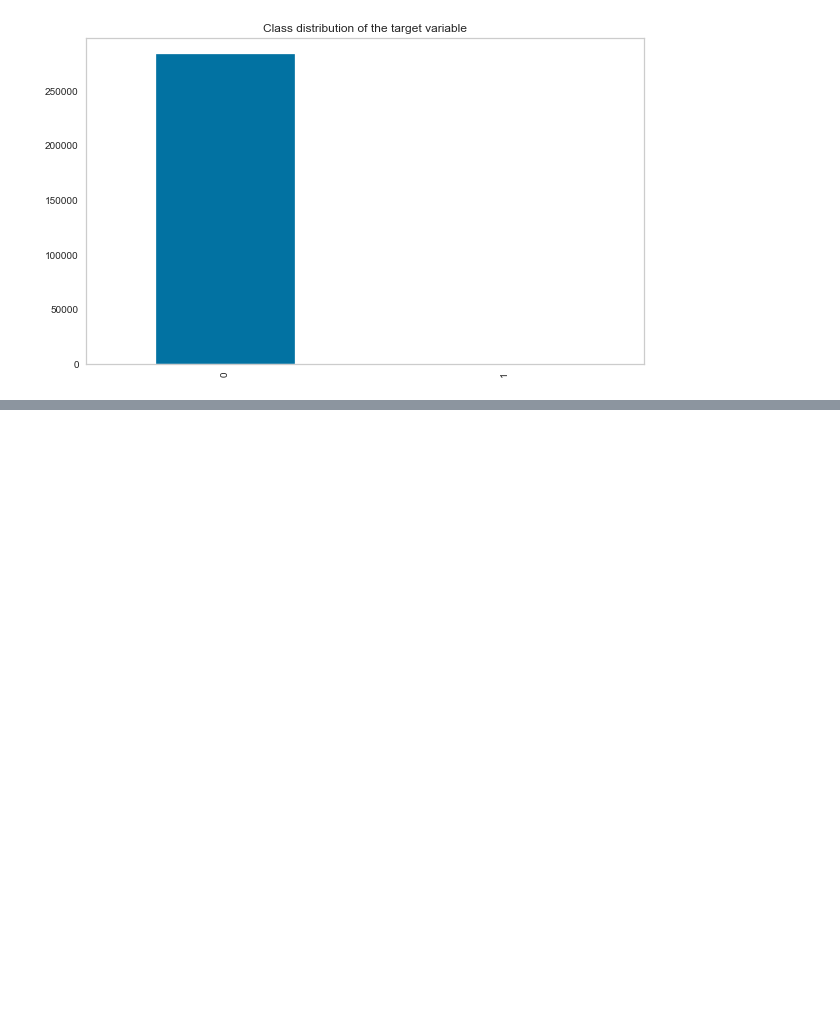
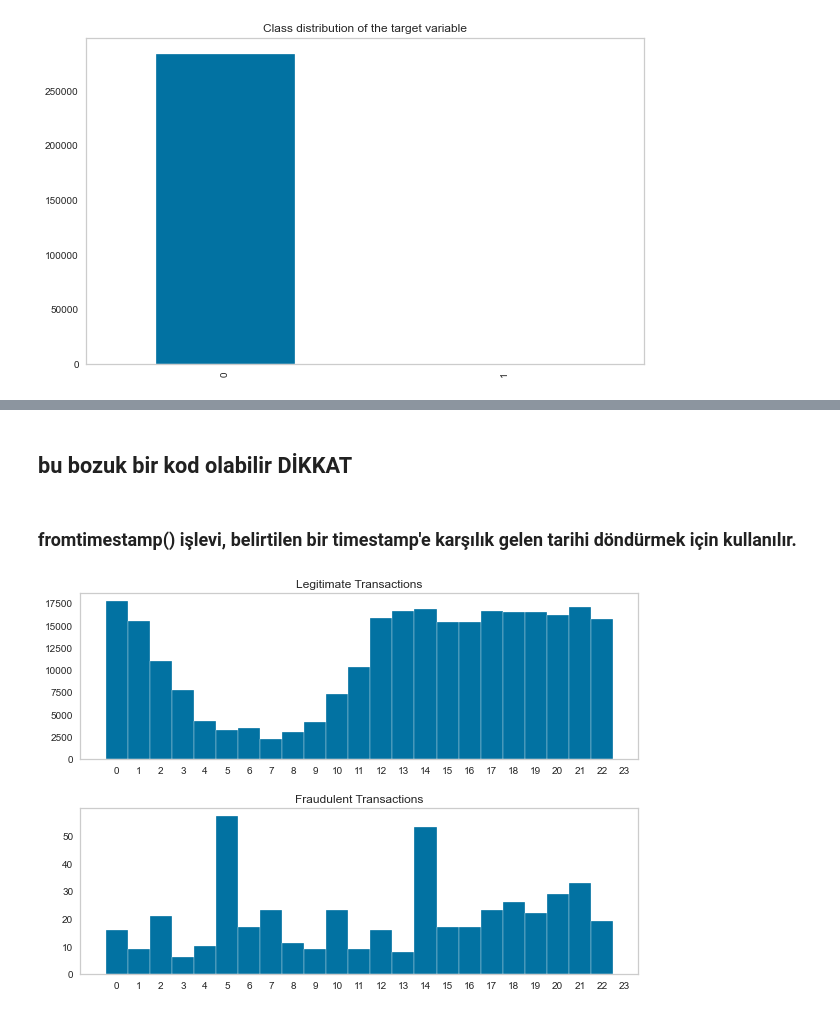
Before and after one commit to B-dogan/Credit-Card-Fraud-Detection-Project-, a Jupyter notebook: useful_codes.ipynb, the cells around one changed output, grey strips where cells are left out. Saved outputs shown, nothing was run; the diff lists cells and outputs as text; code cells hidden in the pictures; blank space fills up the shorter version.

Commit message:
Fraud

```diff
--- a/useful_codes.ipynb
+++ b/useful_codes.ipynb
@@ -753,0 +771,16 @@ len(df["Hour"].unique())
+# %% [markdown]
+## bu bozuk bir kod olabilir DİKKAT
+# %% [markdown]
+### fromtimestamp() işlevi, belirtilen bir timestamp'e karşılık gelen tarihi döndürmek için kullanılır.
+# %%
+df["Hour"] = df["Time"].apply(datetime.fromtimestamp).dt.hour
+fig, ax = plt.subplots(2, figsize=(10,7))
+for a in ax:
+    a.set_xticks(range(24))
+df.loc[df["Class"] == 0]["Hour"].hist(bins=np.arange(24)-0.5, ax=ax[0], grid=False)
+df.loc[df["Class"] == 1]["Hour"].hist(bins=np.arange(24)-0.5, ax=ax[1], grid=False)
+ax[0].title.set_text("Legitimate Transactions")
+ax[1].title.set_text("Fraudulent Transactions")
+plt.subplots_adjust(hspace=0.3)
+# %% [output]
+[figure, added]
```
Also changed, not shown: parts of 79 cells of this notebook.
